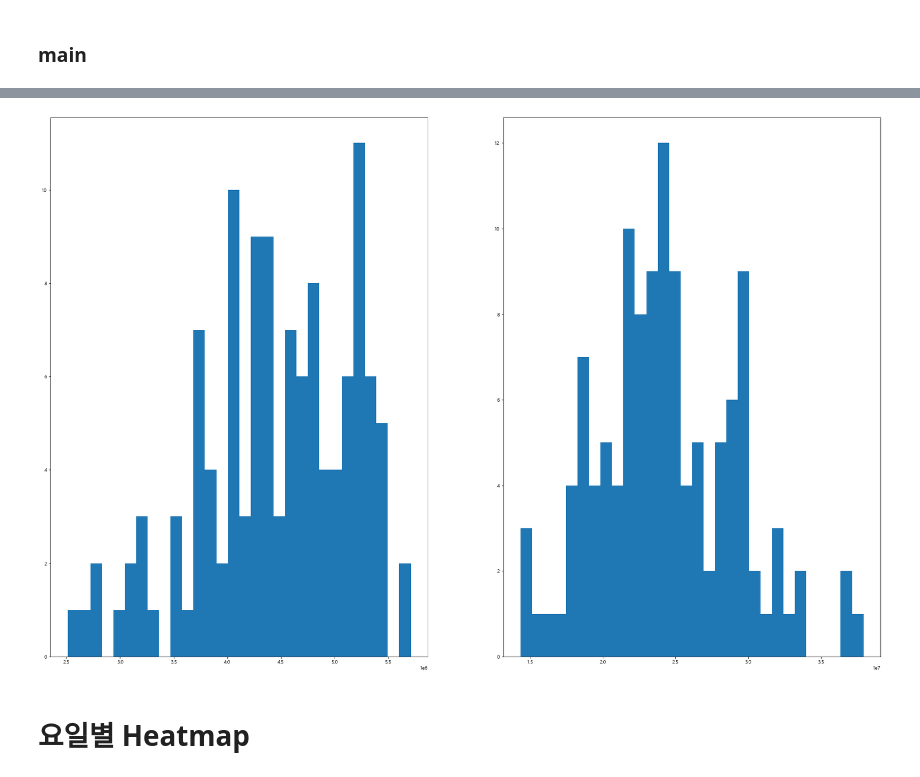
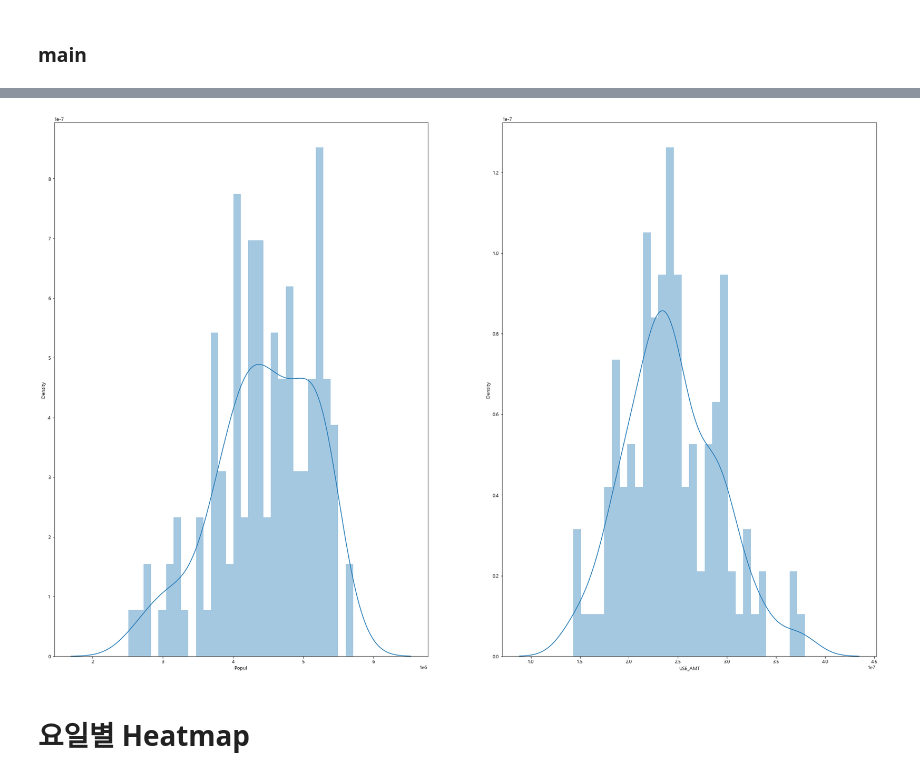
Before and after one commit to Lee-JeongMin/Bigcontest2020, a Jupyter notebook: Scoring/20200912_SH_Interval_score_transformation.ipynb, the cells around one changed output, grey strips where cells are left out. Saved outputs shown, nothing was run; the diff lists cells and outputs as text; code cells hidden in the pictures.

```diff
--- a/Scoring/20200912_SH_Interval_score_transformation.ipynb
+++ b/Scoring/20200912_SH_Interval_score_transformation.ipynb
@@ -218,14 +227,14 @@ plt.show()
 # %%
 # 유동인구 및 매출액 분포
 plt.figure(figsize= (30,20))
 plt.subplot(1,2,1)
-plt.hist(total_sk['Popul'], bins= 30)
+sns.distplot(total_sk['Popul'], bins= 30)
 
 plt.subplot(1,2,2)
-plt.hist(total_sh['USE_AMT'],bins= 30)
+sns.distplot(total_sh['USE_AMT'],bins= 30)
 plt.show()
 # %% [output]
-[figure, old version]
+[figure, new version]
 # %%
 # 매출액
 
```
Also changed, not shown: parts of 5 cells of this notebook, 1 other file.
